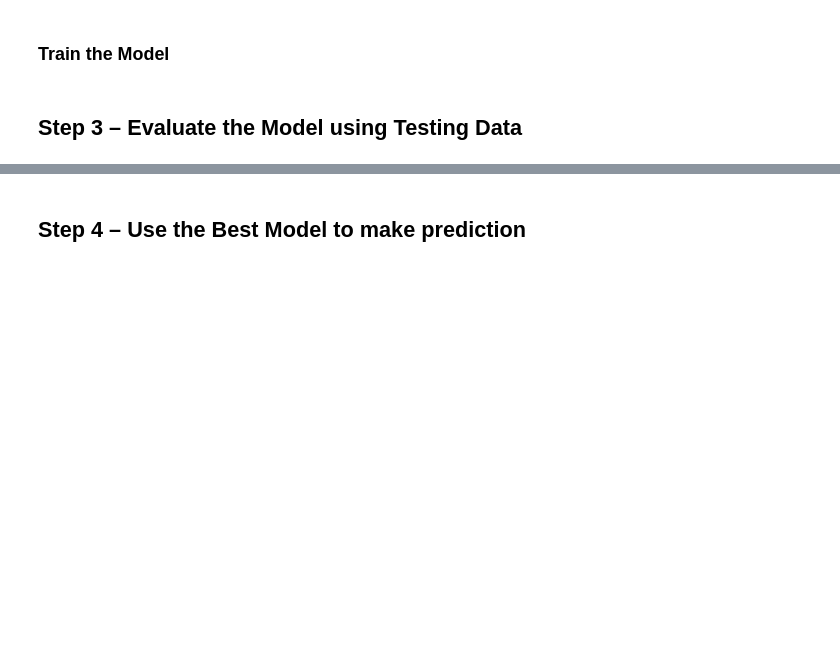
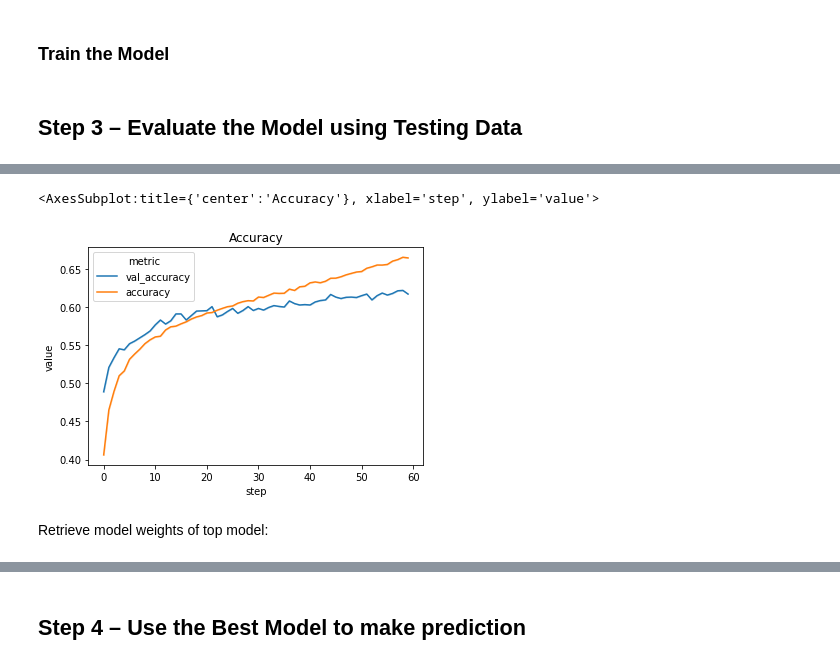
Before and after one commit to mrzzy/np-dl-assign-2, a Jupyter notebook: notebooks/Assignment_2_p1.ipynb, the cells around one changed output, grey strips where cells are left out. Drawn from its saved outputs; the diff is of its cells as text; code cells hidden in the pictures; blank space fills up the shorter version.

```diff
--- a/notebooks/Assignment_2_p1.ipynb
+++ b/notebooks/Assignment_2_p1.ipynb
@@ -599,0 +674,20 @@ TODO: Error analysis on dataset
+# %%
+plt.title("Accuracy")
+sns.lineplot(
+    data=top_model_metrics_df[
+        top_model_metrics_df["metric"].isin(
+            [
+                "val_accuracy",
+                "accuracy",
+            ]
+        )
+    ],
+    x="step",
+    y="value",
+    hue="metric",
+)
+# %% [output]
+<AxesSubplot:title={'center':'Accuracy'}, xlabel='step', ylabel='value'>
+[figure, added]
+# %% [markdown]
+Retrieve model weights of top model:
```
Also changed, not shown: parts of 32 cells of this notebook, 1 other file.
